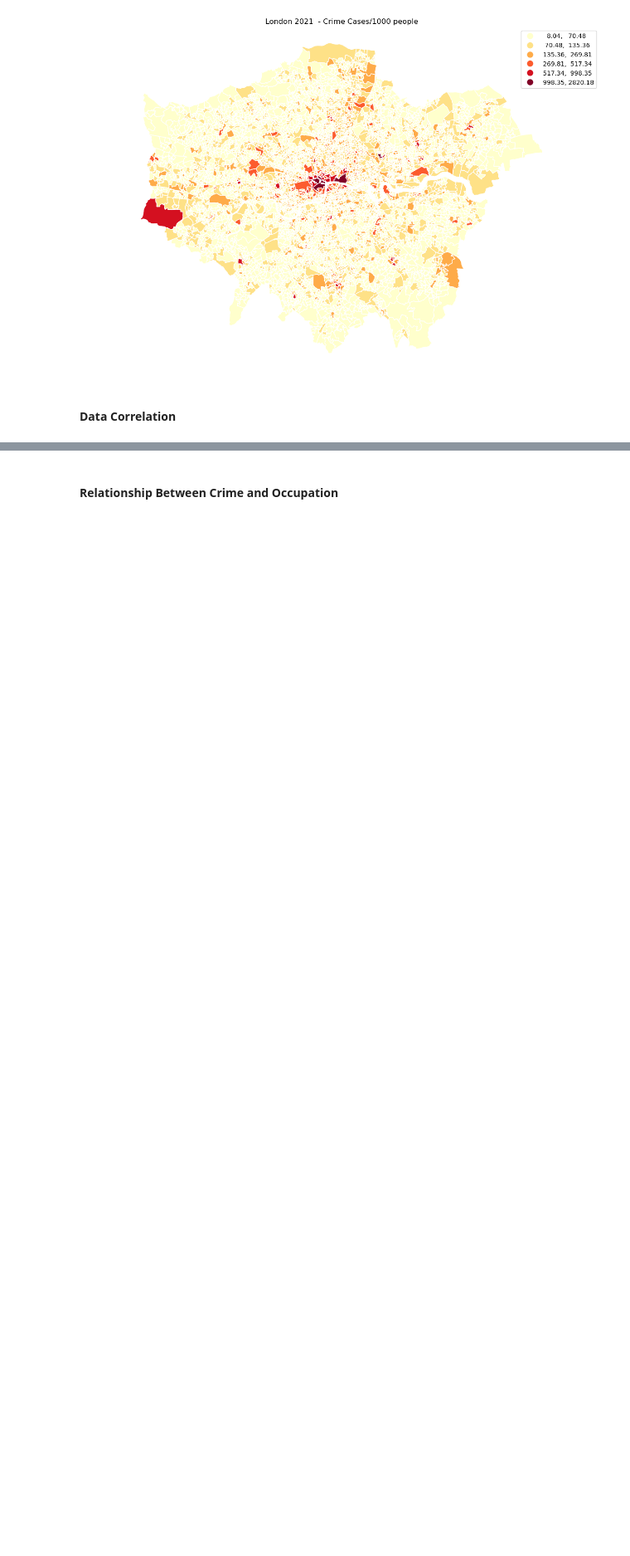
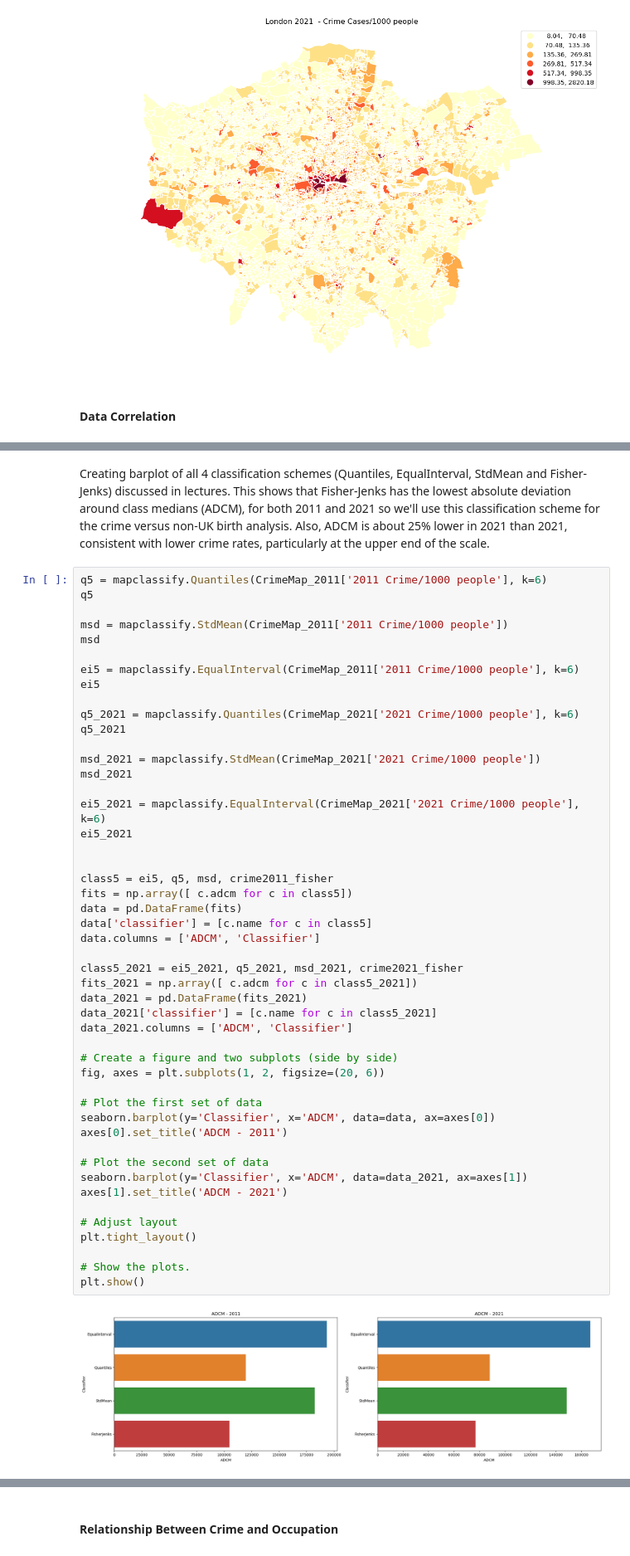
Before and after one commit to Saadsiddiqui100/Data-Analytics-Project, a Jupyter notebook: NCG613a_Project1.ipynb, the cells around one changed output, grey strips where cells are left out. Shown at 83% size. Saved outputs shown, nothing was run; the diff lists cells and outputs as text; blank space fills up the shorter version.

Commit message:
Update NCG613a_Project1.ipynb
Updated code to focus on Fischer-Jenks plots and updated markdown to reflect City of London crime rates

```diff
--- a/NCG613a_Project1.ipynb
+++ b/NCG613a_Project1.ipynb
@@ -692,2 +662,54 @@ Also, look at weighted population formula to get agreement i.e. CrimeMap_2011['2
+# %% [markdown]
+Creating barplot of all 4 classification schemes (Quantiles, EqualInterval, StdMean and Fisher-Jenks) discussed in lectures. This shows that Fisher-Jenks has the lowest absolute deviation around class medians (ADCM), for both 2011 and 2021 so we'll use this classification scheme for the crime versus non-UK birth analysis. Also, ADCM is about 25% lower in 2021 than 2021, consistent with lower crime rates, particularly at the upper end of the scale.
+# %%
+q5 = mapclassify.Quantiles(CrimeMap_2011['2011 Crime/1000 people'], k=6)
+q5
+
+msd = mapclassify.StdMean(CrimeMap_2011['2011 Crime/1000 people'])
+msd
+
+ei5 = mapclassify.EqualInterval(CrimeMap_2011['2011 Crime/1000 people'], k=6)
+ei5
+
+q5_2021 = mapclassify.Quantiles(CrimeMap_2021['2021 Crime/1000 people'], k=6)
+q5_2021
+
+msd_2021 = mapclassify.StdMean(CrimeMap_2021['2021 Crime/1000 people'])
+msd_2021
+
+ei5_2021 = mapclassify.EqualInterval(CrimeMap_2021['2021 Crime/1000 people'], k=6)
+ei5_2021
+
+
+class5 = ei5, q5, msd, crime2011_fisher
+fits = np.array([ c.adcm for c in class5])
+data = pd.DataFrame(fits)
+data['classifier'] = [c.name for c in class5]
+data.columns = ['ADCM', 'Classifier']
+
+class5_2021 = ei5_2021, q5_2021, msd_2021, crime2021_fisher
+fits_2021 = np.array([ c.adcm for c in class5_2021])
+data_2021 = pd.DataFrame(fits_2021)
+data_2021['classifier'] = [c.name for c in class5_2021]
+data_2021.columns = ['ADCM', 'Classifier']
+
+# Create a figure and two subplots (side by side)
+fig, axes = plt.subplots(1, 2, figsize=(20, 6))
+
+# Plot the first set of data
+seaborn.barplot(y='Classifier', x='ADCM', data=data, ax=axes[0])
+axes[0].set_title('ADCM - 2011')
+
+# Plot the second set of data
+seaborn.barplot(y='Classifier', x='ADCM', data=data_2021, ax=axes[1])
+axes[1].set_title('ADCM - 2021')
+
+# Adjust layout
+plt.tight_layout()
+
+# Show the plots.
+plt.show()
+# %% [output]
+[figure, added]
 # %%
 pd.set_option('display.width', 600)
```
Also changed, not shown: parts of 9 cells of this notebook.
